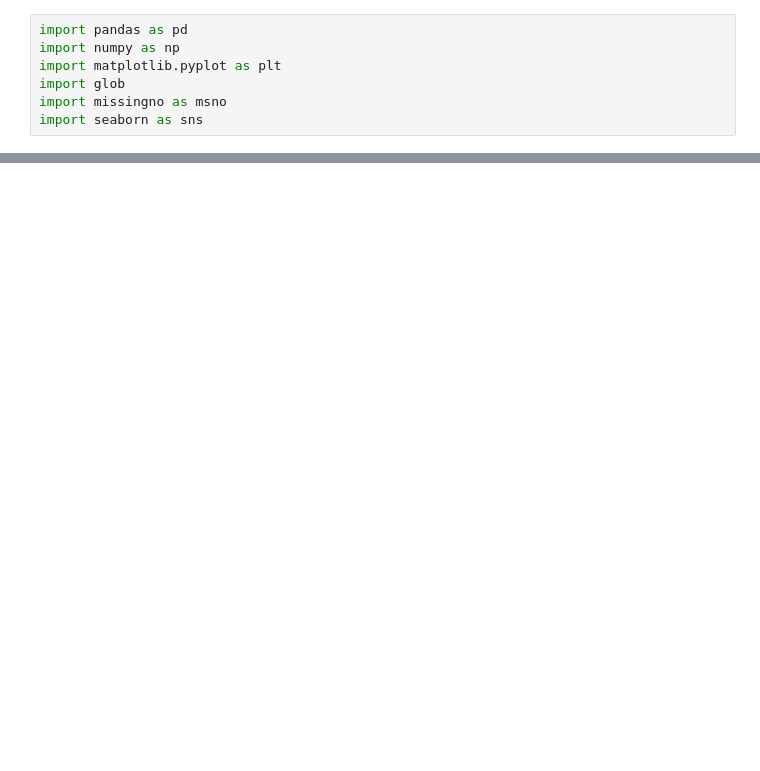
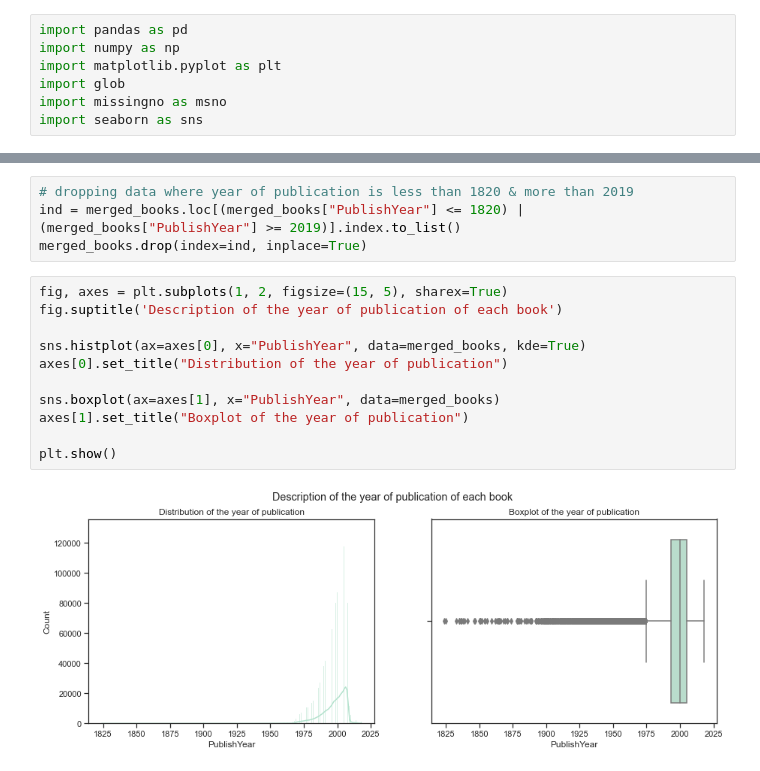
Before and after one commit to cecilegltslmcs/recommender_sys_books, a Jupyter notebook: P7_01_notebookcleaning.ipynb, the cells around one changed output, grey strips where cells are left out. Cells and saved outputs as stored; diff of their text form; blank space fills up the shorter version.

```diff
--- a/P7_01_notebookcleaning.ipynb
+++ b/P7_01_notebookcleaning.ipynb
@@ -40,0 +65,17 @@ msno.matrix(merged_books)
+# %%
+# dropping data where year of publication is less than 1820 & more than 2019
+ind = merged_books.loc[(merged_books["PublishYear"] <= 1820) | (merged_books["PublishYear"] >= 2019)].index.to_list()
+merged_books.drop(index=ind, inplace=True)
+# %%
+fig, axes = plt.subplots(1, 2, figsize=(15, 5), sharex=True)
+fig.suptitle('Description of the year of publication of each book')
+
+sns.histplot(ax=axes[0], x="PublishYear", data=merged_books, kde=True)
+axes[0].set_title("Distribution of the year of publication")
+
+sns.boxplot(ax=axes[1], x="PublishYear", data=merged_books)
+axes[1].set_title("Boxplot of the year of publication")
+
+plt.show()
+# %% [output]
+[figure, added]
```
Also changed, not shown: parts of 16 cells of this notebook.
